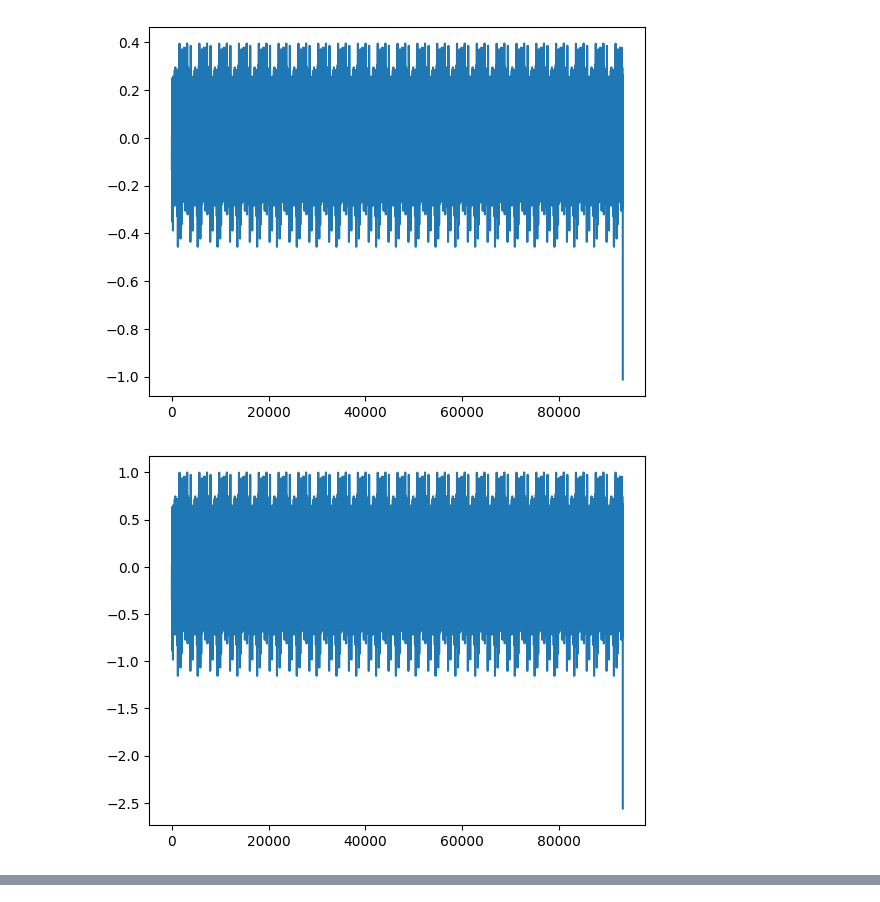
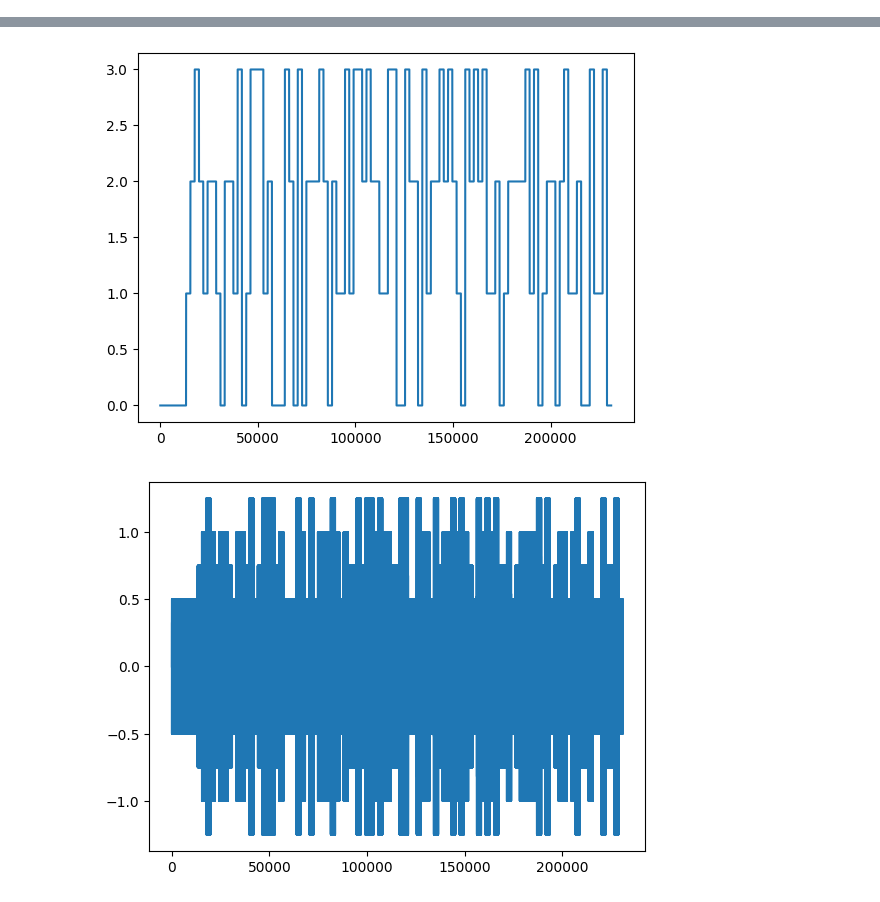
Before and after one commit to mimmo02/Transmission-Competition, a Jupyter notebook: AM_test.ipynb, the cells around one changed output, grey strips where cells are left out. Cells and saved outputs as stored; diff of their text form; code cells hidden in the pictures.

```diff
--- a/AM_test.ipynb
+++ b/AM_test.ipynb
@@ -17,4 +37,0 @@ TC.display_audio_signal(modulated_am)
-# %%
-fs, received_signal = TC.record_audio(int(44e3))
-scipy.io.wavfile.write('AM_rx.wav', fs, np.array(received_signal, dtype=np.int16))
-plt.plot(received_signal)
@@ -25,17 +38,40 @@ Recording... Press 'q' to stop.
-# %%
-fs_AM_RX, AM_RX = scipy.io.wavfile.read('AM_rx.wav')
-# Apply low-pass filter to the demodulated signal directly here
-nyq = 0.5 * fs
-normal_cutoff = 2*1e3 / nyq
-b, a = sp.butter(5, normal_cutoff, btype='low', analog=False)
-filter_AM_RX = sp.filtfilt(b, a, AM_RX)
-
-plt.plot(filter_AM_RX)
-plt.show()
-
-filter_AM_RX_1 = filter_AM_RX/np.max(filter_AM_RX)
-plt.plot(filter_AM_RX_1)
-plt.show()
-# %% [output]
-[figure, removed]
-[figure, removed]
+# %%
+def am_2b_modulate(binary_message, fs = 44e3, fc = 10e3,  num_cycles = 10):
+
+    binary_message = np.array(binary_message)
+    fs = int(fs)
+    fc = int(fc)
+
+    # Convert binary message to square wave
+    bit_duration = num_cycles / fc
+    samples_per_bit = int(fs * bit_duration)
+
+    if len(binary_message) % 2 :
+        binary_message = np.r_[binary_message, 0]
+
+    packet = np.zeros(int(len(binary_message)/2))
+
+    for i in range(0, len(binary_message), 2):
+        packet[int(i/2)] = 2*binary_message[i] + binary_message[i+1]
+
+    # Create the square wave with the correct length
+    square_wave = np.repeat(packet, samples_per_bit)
+
+    plt.plot(square_wave)
+
+    # Generate the carrier wave with the correct length
+    t = np.arange(len(square_wave)) / fs
+    carrier = np.sin(2 * np.pi * fc * t)
+
+    # Modulate the square wave
+    modulated_signal = (2 + square_wave)/4 * carrier      # bit 0 -> 0.5, bit 1 -> 1
+    return modulated_signal
+# %%
+data = np.r_[np.zeros(10), np.random.randint(0, 2, 200)]
+
+signal = am_2b_modulate(data, fs = 44e3, fc = 1e3,  num_cycles = 50)
+
+plt.figure()
+plt.plot(signal)
+TC.display_audio_signal(signal)
+# %% [output]
@@ -41,0 +79,2 @@ plt.show()
+[figure, added]
+[figure, added]
```
Also changed, not shown: parts of 7 cells of this notebook, 7 other files.
